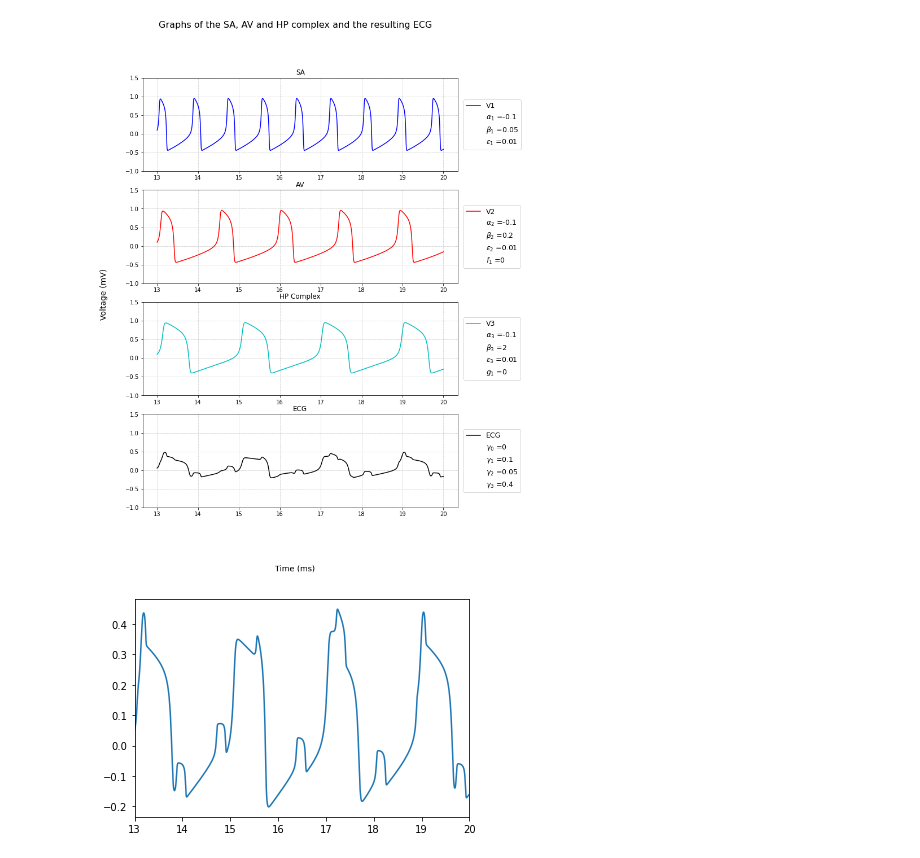
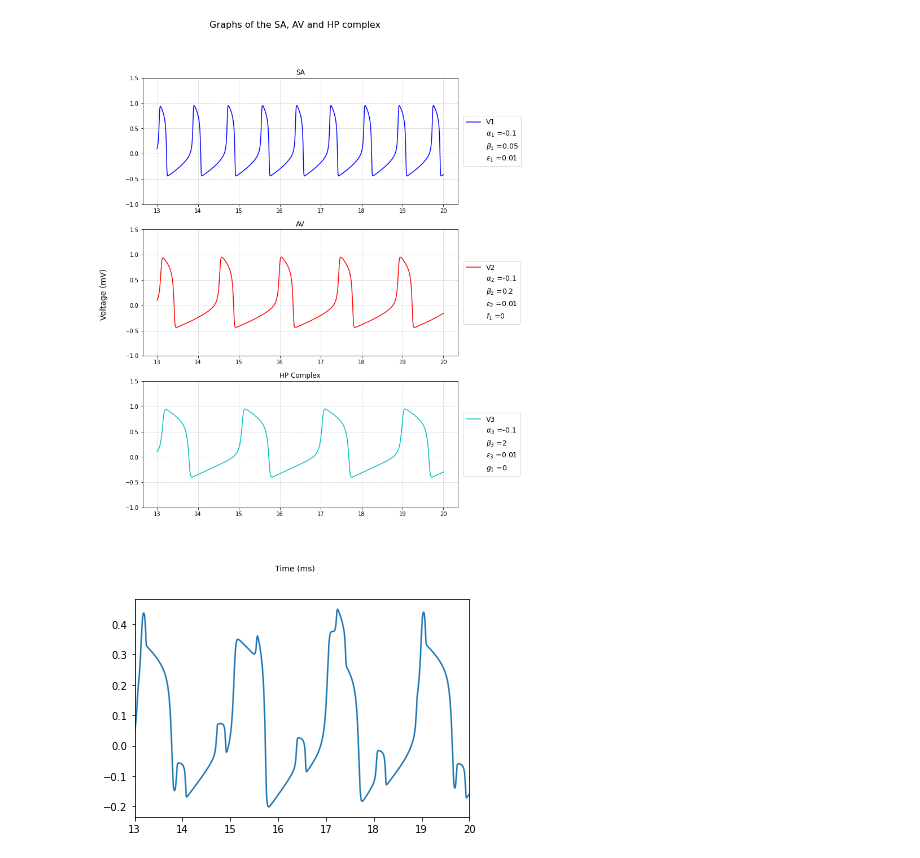
Before and after one commit to Cerlog/Fitz-Hugh-Nagumo-Mathematics-Project, a Jupyter notebook: FitzHughThree/FHN Ruszi.ipynb, the cells around one changed output. Drawn from its saved outputs; the diff is of its cells as text; code cells hidden in the pictures.

```diff
--- a/FitzHughThree/FHN Ruszi.ipynb
+++ b/FitzHughThree/FHN Ruszi.ipynb
@@ -73,8 +73,8 @@ W2 = x[:,3]
 V3 = x[:,4]
 W3 = x[:,5]
 # %%
-fig, (ax0,ax1,ax2, ax3) = plt.subplots(4,figsize=(10,14))
-plt.suptitle('Graphs of the SA, AV and HP complex and the resulting ECG', fontsize=16)
+fig, (ax0,ax1,ax2) = plt.subplots(3,figsize=(10,14))
+plt.suptitle('Graphs of the SA, AV and HP complex', fontsize=16)
 
 
 
@@ -178,19 +178,19 @@ ax2.plot([ ],[ ],' ',label=r'$g_1$ ={}'.format(g1))   #coupling constant g1 for
 #ax2.plot([ ],[ ],' ',label=r'$g_2$ ={}'.format(g2))   #coupling constant g2 for V3
 #ax2.plot([ ],[ ],' ',label=r'$g_3$ ={}'.format(g3))   #coupling constant g3 for V3
 
-ax3.title.set_text('ECG')
-q0 = 0
-q1 = 0.1
-q2 = 0.05
-q3 = 0.4
+#ax3.title.set_text('ECG')
+#q0 = 0
+#q1 = 0.1
+##q2 = 0.05
+#q3 = 0.4
 
-ECG = q0 + q1*V1+q2*V2+q3*V3
+#ECG = q0 + q1*V1+q2*V2+q3*V3
 
-ax3.plot(t,ECG, label='ECG', color='k' )  # V3 label
-ax3.plot([ ],[ ],' ',label=r'$\gamma_0$ ={}'.format(q0))
-ax3.plot([ ],[ ],' ',label=r'$\gamma_1$ ={}'.format(q1))
-ax3.plot([ ],[ ],' ',label=r'$\gamma_2$ ={}'.format(q2))
-ax3.plot([ ],[ ],' ',label=r'$\gamma_3$ ={}'.format(q3))
+#ax3.plot(t,ECG, label='ECG', color='k' )  # V3 label
+#ax3.plot([ ],[ ],' ',label=r'$\gamma_0$ ={}'.format(q0))
+#ax3.plot([ ],[ ],' ',label=r'$\gamma_1$ ={}'.format(q1))
+#ax3.plot([ ],[ ],' ',label=r'$\gamma_2$ ={}'.format(q2))
+#ax3.plot([ ],[ ],' ',label=r'$\gamma_3$ ={}'.format(q3))
 
 
 
@@ -200,45 +200,45 @@ plt.legend()
 ax0.legend(bbox_to_anchor=(0.85,0.5), loc="center left", borderaxespad=7.5, fontsize=12.5)
 ax1.legend(bbox_to_anchor=(0.85,0.5), loc="center left", borderaxespad=7.5, fontsize=12.5)
 ax2.legend(bbox_to_anchor=(0.85,0.5), loc="center left", borderaxespad=7.5, fontsize=12.5)
-ax3.legend(bbox_to_anchor=(0.85,0.5), loc="center left", borderaxespad=7.5, fontsize=12.5)
+#ax3.legend(bbox_to_anchor=(0.85,0.5), loc="center left", borderaxespad=7.5, fontsize=12.5)
 
 
 
 ax0.grid(linestyle='--', linewidth=0.5)
 ax1.grid(linestyle='--', linewidth=0.5)
 ax2.grid(linestyle='--', linewidth=0.5)
-ax3.grid(linestyle='--', linewidth=0.5)
+#ax3.grid(linestyle='--', linewidth=0.5)
 #ax0.ylim(-2, 2, 1)
 #ax1.ylim(-2, 2, 1)
 #ax2.ylim(-2, 2, 1)
 
 #ax0.xlim(25,34)
 #ax1.xlim(25,34)
 #ax2.xlim(25,34)
 
 
 #ax1.plot(t, V2, color='r')
 #ax2.plot(t, V3, color='c')
 
 
 
 
 ax0.set_yticks([-1, -0.5, 0, 0.5, 1, 1.5])
 ax1.set_yticks([-1, -0.5, 0, 0.5, 1, 1.5])
 ax2.set_yticks([-1, -0.5, 0, 0.5, 1, 1.5])
-ax3.set_yticks([-1, -0.5, 0, 0.5, 1, 1.5])
+#ax3.set_yticks([-1, -0.5, 0, 0.5, 1, 1.5])
 
 
 fig.supylabel('Voltage (mV)', fontsize=14)
 
 
 fig.supxlabel('Time (ms)', fontsize=14)
 
 
 fig.savefig('Ruszi_intristic_plus_ECG', bbox_inches="tight", dpi=300)
 plt.show()
 # %% [output]
-[figure, old version]
+[figure, new version]
 # %%
 q = 0.1
 w = 0.0
```
Also changed, not shown: 7 other files.
